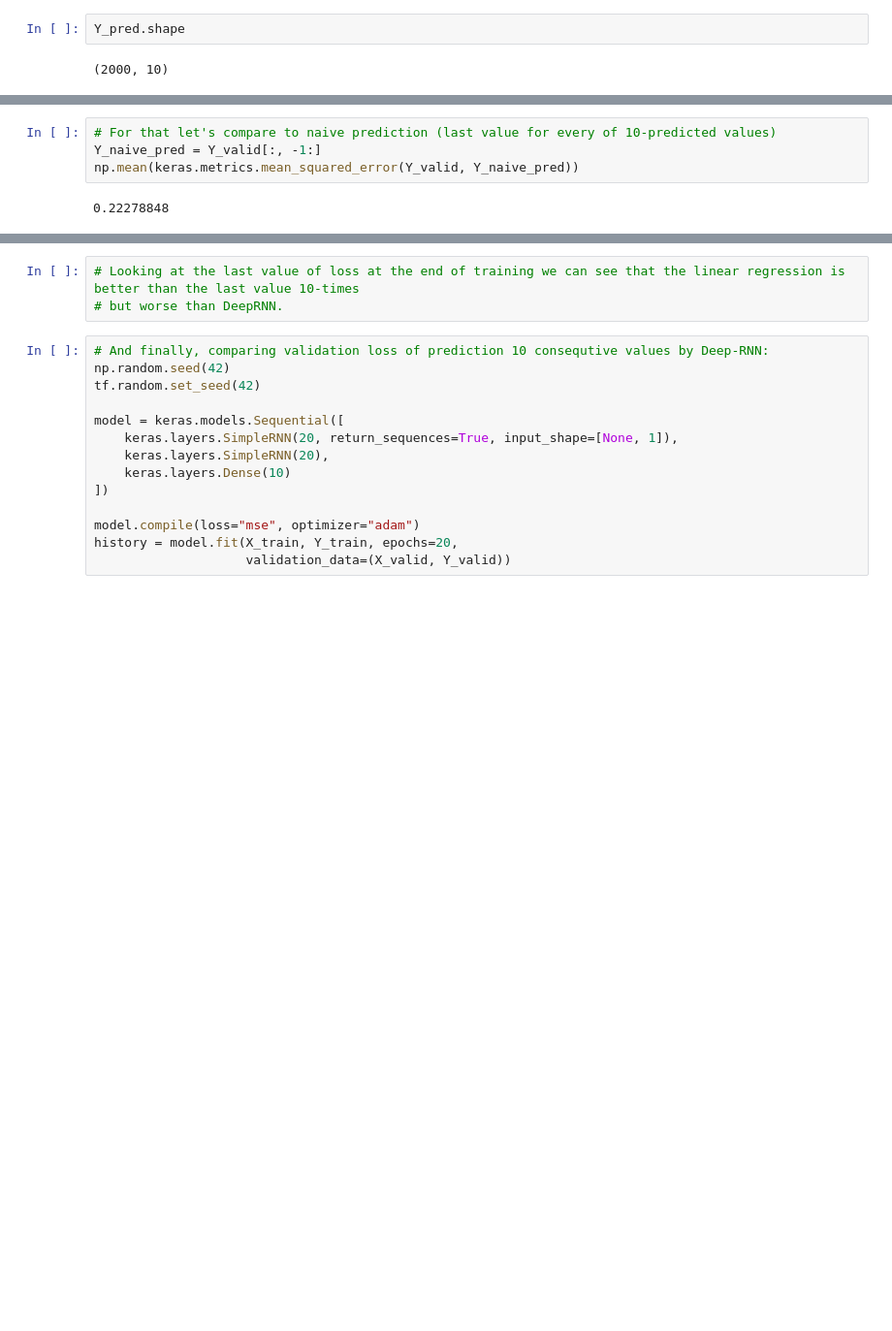
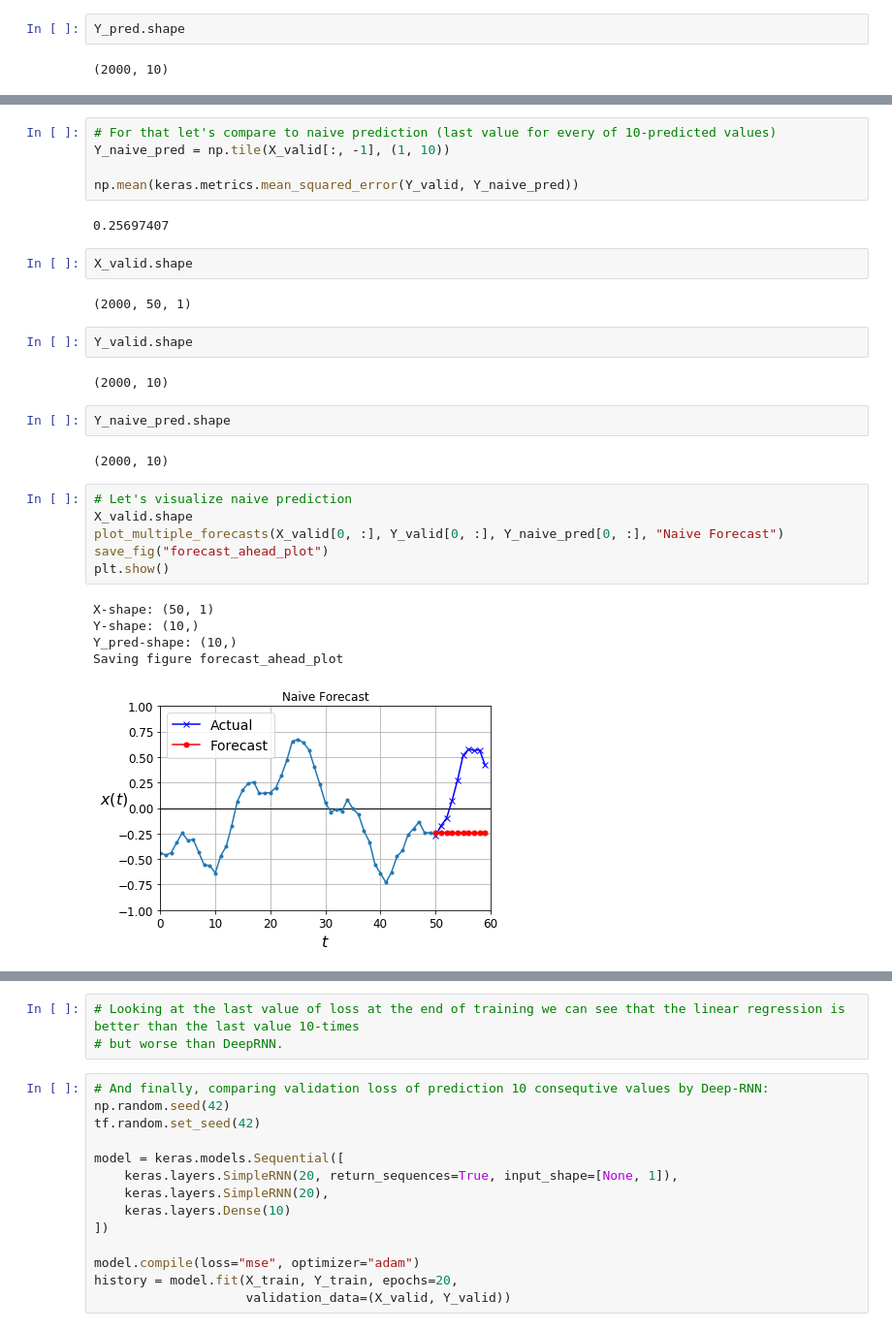
Before and after one commit to sfefilatyev/tensorflow_excercises, a Jupyter notebook: chapter15/time_series.ipynb, the cells around one changed output, grey strips where cells are left out. Shown at 97% size. Drawn from its saved outputs; the diff is of its cells as text; blank space fills up the shorter version.

```diff
--- a/chapter15/time_series.ipynb
+++ b/chapter15/time_series.ipynb
@@ -347,9 +376,34 @@ np.mean(keras.metrics.mean_squared_error(Y_valid, Y_pred))
 # %%
 # For that let's compare to naive prediction (last value for every of 10-predicted values)
-Y_naive_pred = Y_valid[:, -1:]
+Y_naive_pred = np.tile(X_valid[:, -1], (1, 10))
+
 np.mean(keras.metrics.mean_squared_error(Y_valid, Y_naive_pred))
 # %% [output]
-0.22278848
+0.25697407
+# %%
+X_valid.shape
+# %% [output]
+(2000, 50, 1)
+# %%
+Y_valid.shape
+# %% [output]
+(2000, 10)
+# %%
+Y_naive_pred.shape
+# %% [output]
+(2000, 10)
+# %%
+# Let's visualize naive prediction
+X_valid.shape
+plot_multiple_forecasts(X_valid[0, :], Y_valid[0, :], Y_naive_pred[0, :], "Naive Forecast")
+save_fig("forecast_ahead_plot")
+plt.show()
+# %% [output]
+X-shape: (50, 1)
+Y-shape: (10,)
+Y_pred-shape: (10,)
+Saving figure forecast_ahead_plot
+[figure, added]
 # %%
 # And even more , let's compare it to the results by the linear regression model:
 np.random.seed(42)
```
Also changed, not shown: parts of 22 cells of this notebook.
